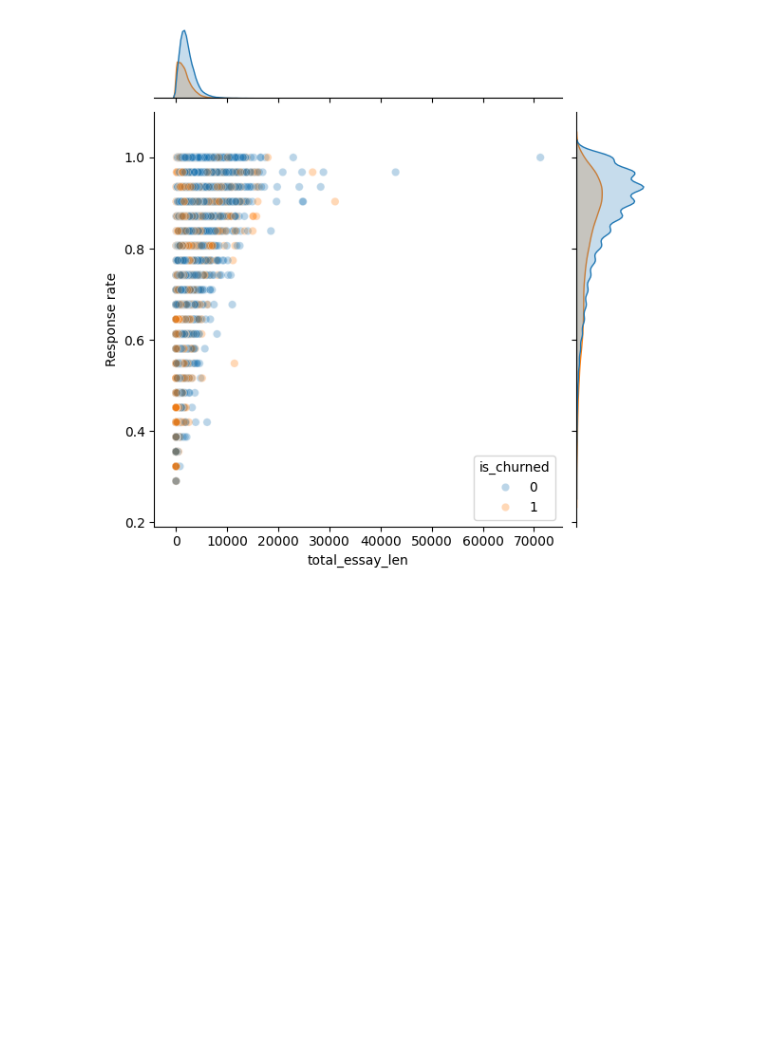
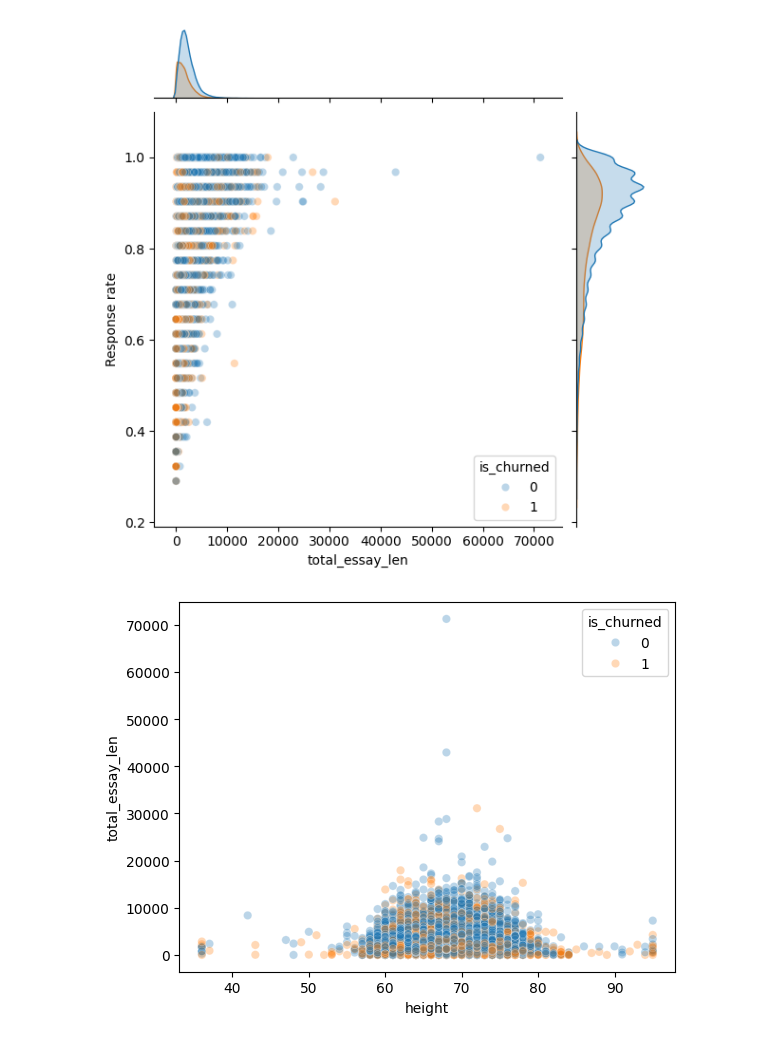
Before and after one commit to SKNETWORKS-FAMILY-AICAMP/SKN24-2nd-2Team, a Jupyter notebook: src/eda_encoding.ipynb, the cells around one changed output. Cells and saved outputs as stored; diff of their text form; code cells hidden in the pictures; blank space fills up the shorter version.

```diff
--- a/src/eda_encoding.ipynb
+++ b/src/eda_encoding.ipynb
@@ -117,3 +117,14 @@ sns.jointplot(
 # %% [output]
 <seaborn.axisgrid.JointGrid at 0x...>
 [figure]
+# %%
+sns.scatterplot(
+    x="height",
+    y="total_essay_len",
+    hue="is_churned",
+    data=df,
+    alpha=0.3
+)
+plt.show()
+# %% [output]
+[figure, added]
```
Also changed, not shown: parts of 1 cell of this notebook, 12 other files.
